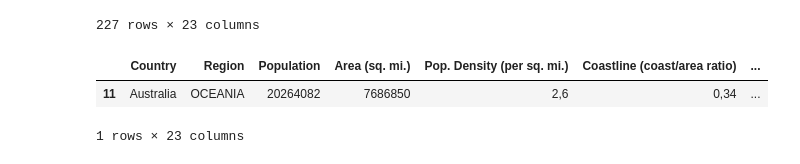
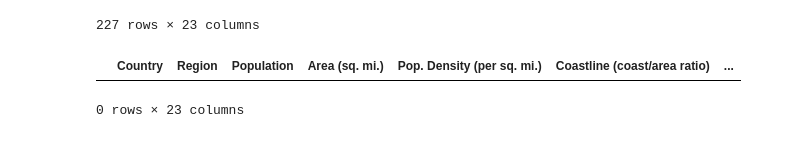
Before and after one commit to otaviobertucini/Machine-Learning-Algorithms, a Jupyter notebook: files/utils/country_war.ipynb, the cells around one changed output. Cells and saved outputs as stored; diff of their text form; code cells hidden in the pictures.

```diff
--- a/files/utils/country_war.ipynb
+++ b/files/utils/country_war.ipynb
@@ -138,7 +138,7 @@ world
 homi = pd.read_csv('/home/otavio/ml/datasets/world-data/homicides.csv')
 homi.drop(['Code'], axis=1, inplace=True)
 # %%
-homi = homi.groupby(['Entity', 'Year'])['homicides'].sum().to_frame().groupby(level=0).last()
+homi = homi.groupby(['Entity', 'Year'])['Intentional homicides (per 100,000 people) (per 100,000 people)'].sum().to_frame().groupby(level=0).last()
 # %%
 world = world.merge(homi, how='left', right_on='Entity', left_on='Country')
 # world.drop('Entity', axis=1, inplace=True)
@@ -159,12 +159,11 @@ world
 | 226 | Zimbabwe | SUB-SAHARAN AFRICA | 12236805 | 390580 | 31,3 | 0,00 | ... |
 227 rows × 23 columns
 # %%
-ger = world[world['Country'] == 'Australia']
+ger = world[world['Country'] == 'South Africa']
 ger
 # %% [output]
 |  | Country | Region | Population | Area (sq. mi.) | Pop. Density (per sq. mi.) | Coastline (coast/area ratio) | ... |
-| 11 | Australia | OCEANIA | 20264082 | 7686850 | 2,6 | 0,34 | ... |
-1 rows × 23 columns
+0 rows × 23 columns
 # %%
 bra = world[world['Country'] == 'Brazil']
 bra
```
